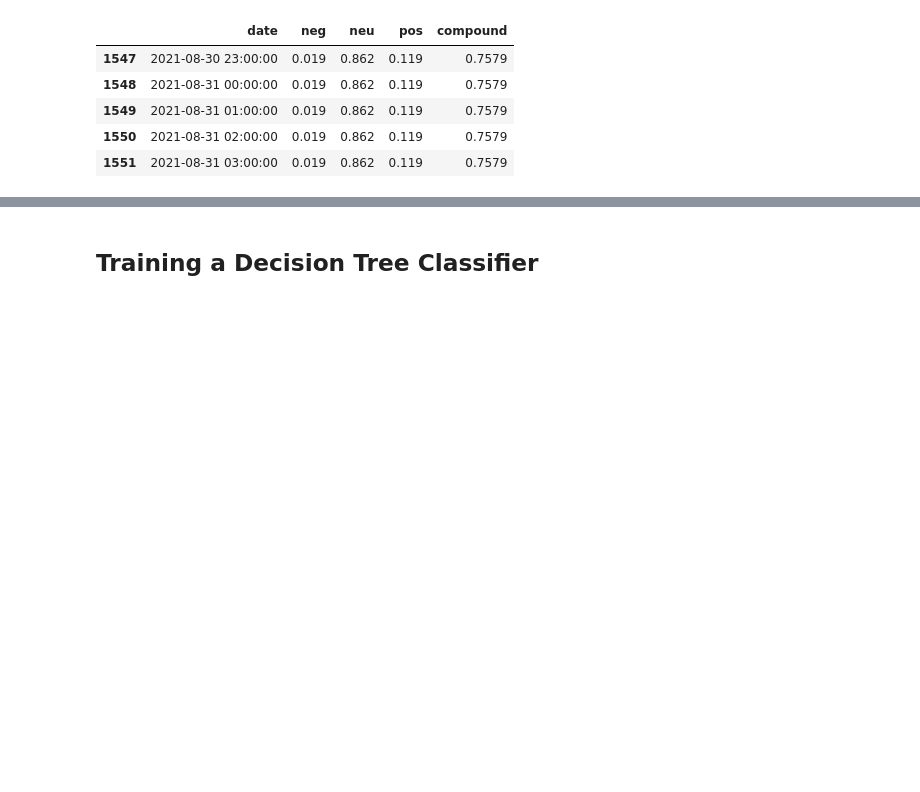
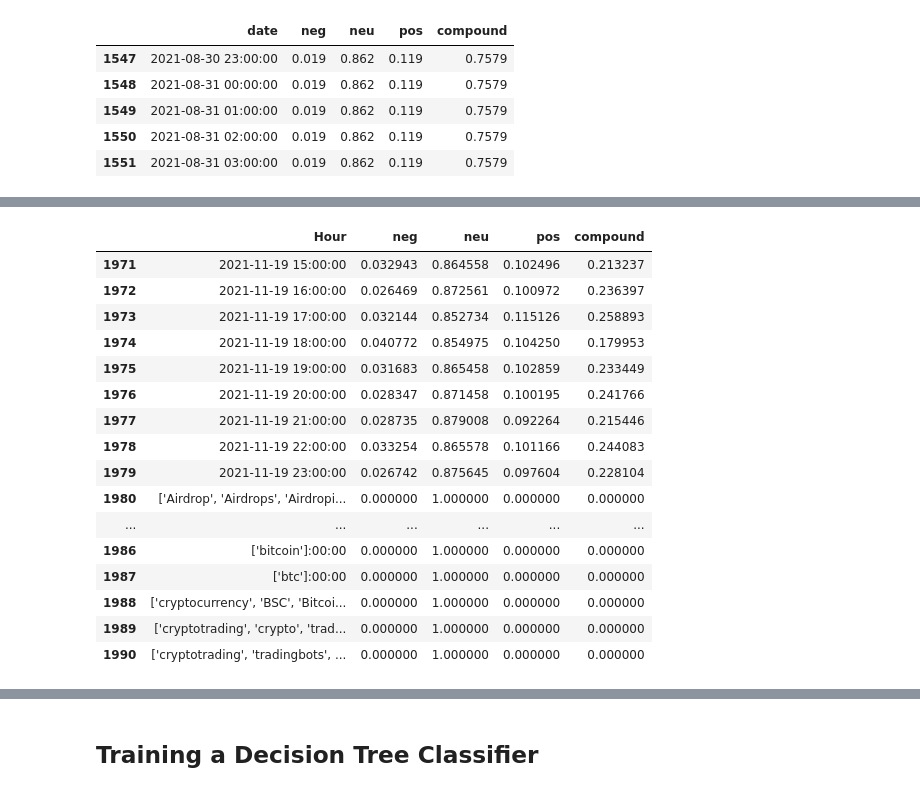
Before and after one commit to aashka-trivedi/cryptocurrency-and-public-sentiment, a Jupyter notebook: code/modelling/BitcoinPriceModel.ipynb, the cells around one changed output, grey strips where cells are left out. Drawn from its saved outputs; the diff is of its cells as text; code cells hidden in the pictures; blank space fills up the shorter version.

```diff
--- a/code/modelling/BitcoinPriceModel.ipynb
+++ b/code/modelling/BitcoinPriceModel.ipynb
@@ -287,3 +287,23 @@ trends.tail()
 | 5829 | 2021-08-31 21:00:00 | 12.07 | 14.07 | 9.9 | 8.36 | 10.88 | 8.1 | 15.96 | ... |
 | 5830 | 2021-08-31 22:00:00 | 12.07 | 14.07 | 9.9 | 8.36 | 10.88 | 8.1 | 15.96 | ... |
 | 5831 | 2021-08-31 23:00:00 | 12.07 | 14.07 | 9.9 | 8.36 | 10.88 | 8.1 | 15.96 | ... |
+# %%
+twitter.tail(20)
+# %% [output]
+|  | Hour | neg | neu | pos | compound |
+| 1971 | 2021-11-19 15:00:00 | 0.032943 | 0.864558 | 0.102496 | 0.213237 |
+| 1972 | 2021-11-19 16:00:00 | 0.026469 | 0.872561 | 0.100972 | 0.236397 |
+| 1973 | 2021-11-19 17:00:00 | 0.032144 | 0.852734 | 0.115126 | 0.258893 |
+| 1974 | 2021-11-19 18:00:00 | 0.040772 | 0.854975 | 0.104250 | 0.179953 |
+| 1975 | 2021-11-19 19:00:00 | 0.031683 | 0.865458 | 0.102859 | 0.233449 |
+| 1976 | 2021-11-19 20:00:00 | 0.028347 | 0.871458 | 0.100195 | 0.241766 |
+| 1977 | 2021-11-19 21:00:00 | 0.028735 | 0.879008 | 0.092264 | 0.215446 |
+| 1978 | 2021-11-19 22:00:00 | 0.033254 | 0.865578 | 0.101166 | 0.244083 |
+| 1979 | 2021-11-19 23:00:00 | 0.026742 | 0.875645 | 0.097604 | 0.228104 |
+| 1980 | ['Airdrop', 'Airdrops', 'Airdropi... | 0.000000 | 1.000000 | 0.000000 | 0.000000 |
+| ... | ... | ... | ... | ... | ... |
+| 1986 | ['bitcoin']:00:00 | 0.000000 | 1.000000 | 0.000000 | 0.000000 |
+| 1987 | ['btc']:00:00 | 0.000000 | 1.000000 | 0.000000 | 0.000000 |
+| 1988 | ['cryptocurrency', 'BSC', 'Bitcoi... | 0.000000 | 1.000000 | 0.000000 | 0.000000 |
+| 1989 | ['cryptotrading', 'crypto', 'trad... | 0.000000 | 1.000000 | 0.000000 | 0.000000 |
+| 1990 | ['cryptotrading', 'tradingbots', ... | 0.000000 | 1.000000 | 0.000000 | 0.000000 |
```
Also changed, not shown: parts of 11 cells of this notebook, 2 other files.
